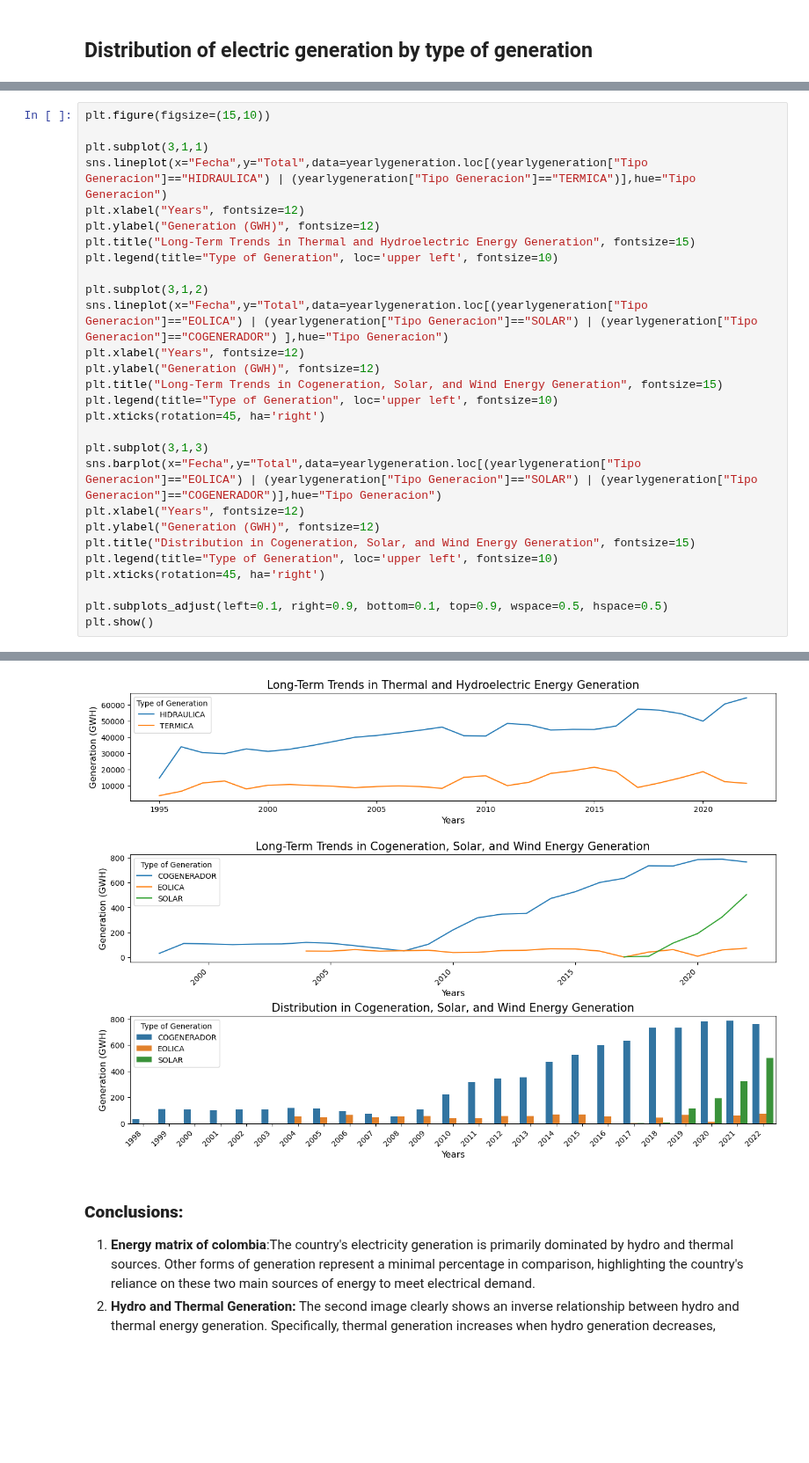
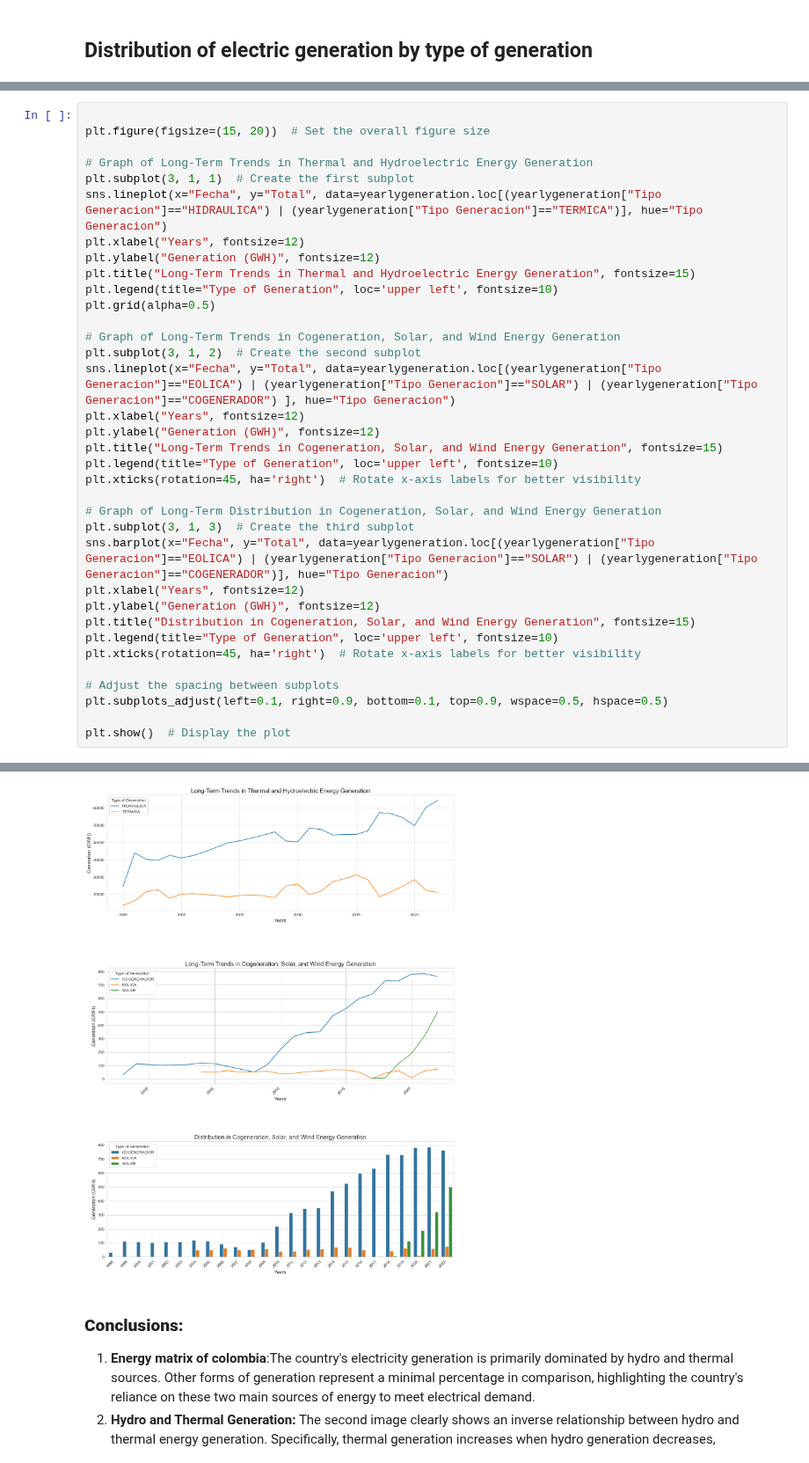
Before and after one commit to Mateoferrnandez/Projects, a Jupyter notebook: Personal Projects/Electrical Grid Data Analysis and Forecasting/notebooks/ElectricGeneration_colombia copy.ipynb, the cells around one changed output, grey strips where cells are left out. Shown at 88% size. Cells and saved outputs as stored; diff of their text form; blank space fills up the shorter version.

```diff
--- a/Personal Projects/Electrical Grid Data Analysis and Forecasting/notebooks/ElectricGeneration_colombia copy.ipynb
+++ b/Personal Projects/Electrical Grid Data Analysis and Forecasting/notebooks/ElectricGeneration_colombia copy.ipynb
@@ -422,45 +492,52 @@ plt.title("Yearly Distribution By Type of Generation", fontsize=15)
 Text(0.5, 1.0, 'Yearly Distribution By Type of Generation')
 [figure]
 # %%
-plt.figure(figsize=(15,10))
 
-plt.subplot(3,1,1)
-sns.lineplot(x="Fecha",y="Total",data=yearlygeneration.loc[(yearlygeneration["Tipo Generacion"]=="HIDRAULICA") | (yearlygeneration["Tipo Generacion"]=="TERMICA")],hue="Tipo Generacion")
+plt.figure(figsize=(15, 20))  # Set the overall figure size
+
+# Graph of Long-Term Trends in Thermal and Hydroelectric Energy Generation
+plt.subplot(3, 1, 1)  # Create the first subplot
+sns.lineplot(x="Fecha", y="Total", data=yearlygeneration.loc[(yearlygeneration["Tipo Generacion"]=="HIDRAULICA") | (yearlygeneration["Tipo Generacion"]=="TERMICA")], hue="Tipo Generacion")
 plt.xlabel("Years", fontsize=12)
 plt.ylabel("Generation (GWH)", fontsize=12)
 plt.title("Long-Term Trends in Thermal and Hydroelectric Energy Generation", fontsize=15)
 plt.legend(title="Type of Generation", loc='upper left', fontsize=10)
+plt.grid(alpha=0.5)
 
-plt.subplot(3,1,2)
-sns.lineplot(x="Fecha",y="Total",data=yearlygeneration.loc[(yearlygeneration["Tipo Generacion"]=="EOLICA") | (yearlygeneration["Tipo Generacion"]=="SOLAR") | (yearlygeneration["Tipo Generacion"]=="COGENERADOR") ],hue="Tipo Generacion")
+# Graph of Long-Term Trends in Cogeneration, Solar, and Wind Energy Generation
+plt.subplot(3, 1, 2)  # Create the second subplot
+sns.lineplot(x="Fecha", y="Total", data=yearlygeneration.loc[(yearlygeneration["Tipo Generacion"]=="EOLICA") | (yearlygeneration["Tipo Generacion"]=="SOLAR") | (yearlygeneration["Tipo Generacion"]=="COGENERADOR") ], hue="Tipo Generacion")
 plt.xlabel("Years", fontsize=12)
 plt.ylabel("Generation (GWH)", fontsize=12)
 plt.title("Long-Term Trends in Cogeneration, Solar, and Wind Energy Generation", fontsize=15)
 plt.legend(title="Type of Generation", loc='upper left', fontsize=10)
-plt.xticks(rotation=45, ha='right')
+plt.xticks(rotation=45, ha='right')  # Rotate x-axis labels for better visibility
 
-plt.subplot(3,1,3)
-sns.barplot(x="Fecha",y="Total",data=yearlygeneration.loc[(yearlygeneration["Tipo Generacion"]=="EOLICA") | (yearlygeneration["Tipo Generacion"]=="SOLAR") | (yearlygeneration["Tipo Generacion"]=="COGENERADOR")],hue="Tipo Generacion")
+# Graph of Long-Term Distribution in Cogeneration, Solar, and Wind Energy Generation
+plt.subplot(3, 1, 3)  # Create the third subplot
+sns.barplot(x="Fecha", y="Total", data=yearlygeneration.loc[(yearlygeneration["Tipo Generacion"]=="EOLICA") | (yearlygeneration["Tipo Generacion"]=="SOLAR") | (yearlygeneration["Tipo Generacion"]=="COGENERADOR")], hue="Tipo Generacion")
 plt.xlabel("Years", fontsize=12)
 plt.ylabel("Generation (GWH)", fontsize=12)
 plt.title("Distribution in Cogeneration, Solar, and Wind Energy Generation", fontsize=15)
 plt.legend(title="Type of Generation", loc='upper left', fontsize=10)
-plt.xticks(rotation=45, ha='right')
+plt.xticks(rotation=45, ha='right')  # Rotate x-axis labels for better visibility
 
+# Adjust the spacing between subplots
 plt.subplots_adjust(left=0.1, right=0.9, bottom=0.1, top=0.9, wspace=0.5, hspace=0.5)
-plt.show()
+
+plt.show()  # Display the plot
 # %% [output]
 use_inf_as_na option is deprecated and will be removed in a future version. Convert inf values to NaN before operating instead.
 
 
 use_inf_as_na option is deprecated and will be removed in a future version. Convert inf values to NaN before operating instead.
 
 
 use_inf_as_na option is deprecated and will be removed in a future version. Convert inf values to NaN before operating instead.
 
 
 use_inf_as_na option is deprecated and will be removed in a future version. Convert inf values to NaN before operating instead.
-[figure, old version]
+[figure, new version]
 # %% [markdown]
 ### **Conclusions:**
 1. **Energy matrix of colombia**:The country's electricity generation is primarily dominated by hydro and thermal sources. Other forms of generation represent a minimal percentage in comparison, highlighting the country's reliance on these two main sources of energy to meet electrical demand.
```
Also changed, not shown: parts of 13 cells of this notebook, 2 other files.
